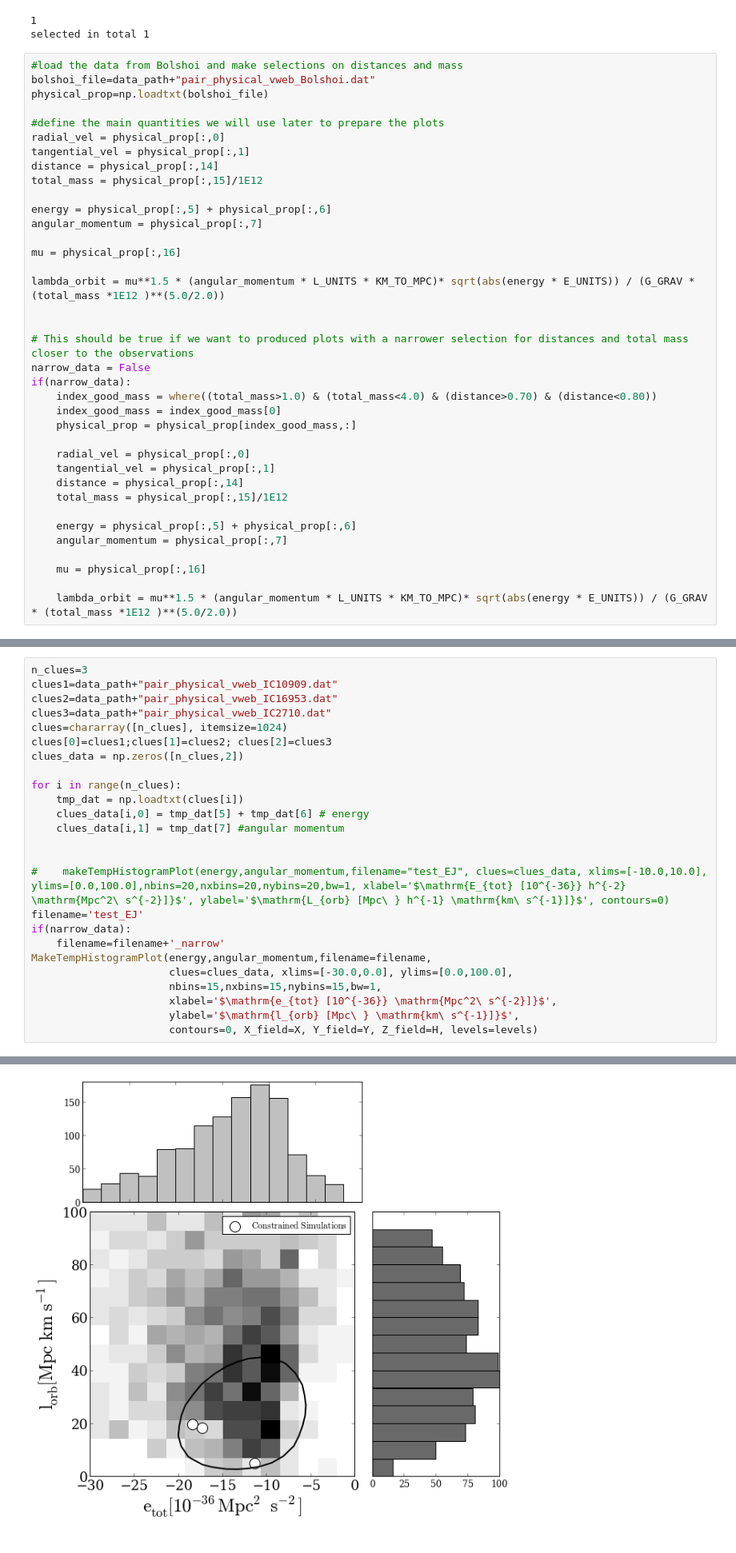
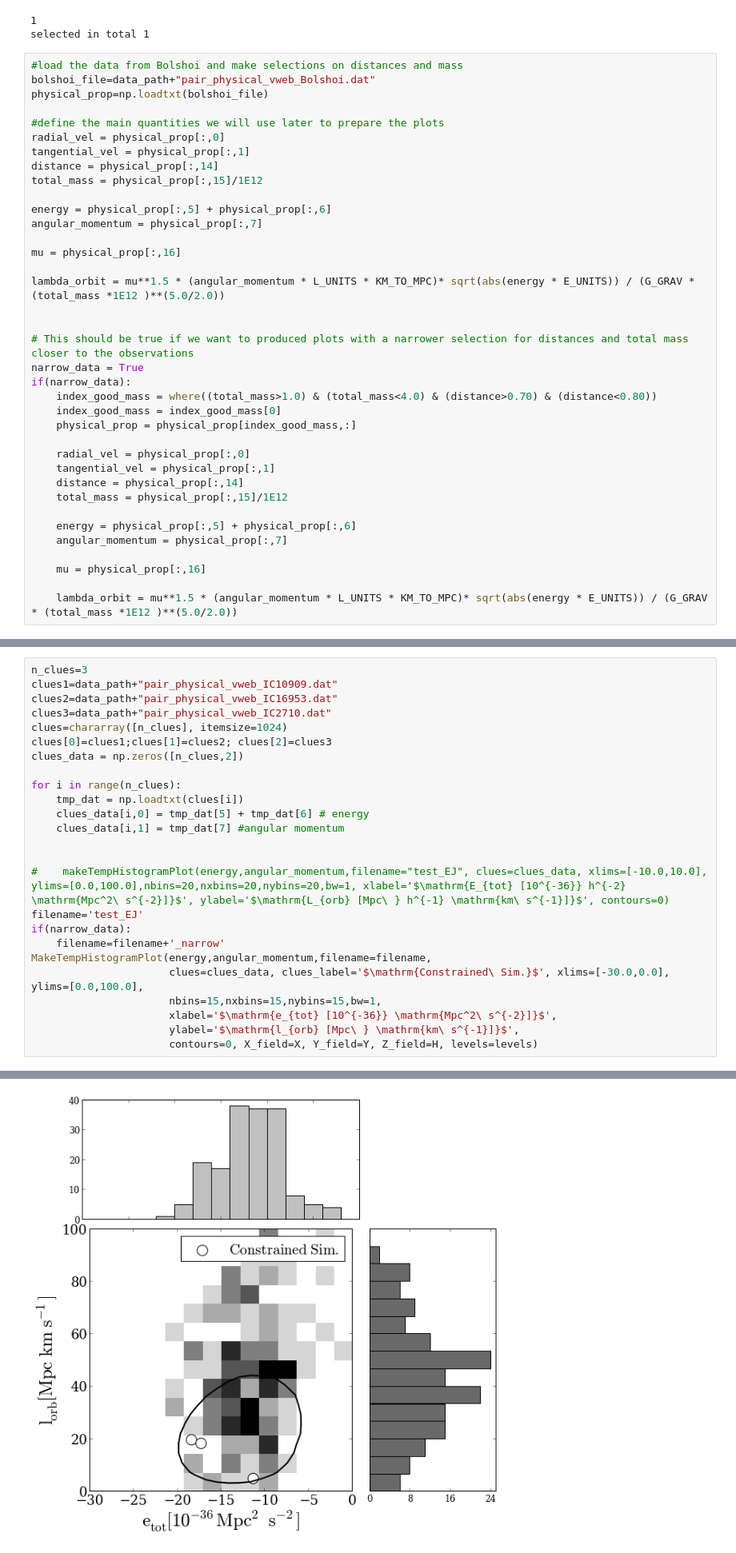
Before and after one commit to astroandes/LG_Kinematics, a Jupyter notebook: code/simulation_JE.ipynb, the cells around one changed output, grey strips where cells are left out. Shown: that part at 80% size. Saved outputs shown, nothing was run; the diff lists cells and outputs as text.

```diff
--- a/code/simulation_JE.ipynb
+++ b/code/simulation_JE.ipynb
@@ -185,7 +185,7 @@ lambda_orbit = mu**1.5 * (angular_momentum * L_UNITS * KM_TO_MPC)* sqrt(abs(ener
 
 
 # This should be true if we want to produced plots with a narrower selection for distances and total mass closer to the observations
-narrow_data = False
+narrow_data = True
 if(narrow_data):
     index_good_mass = where((total_mass>1.0) & (total_mass<4.0) & (distance>0.70) & (distance<0.80))
     index_good_mass = index_good_mass[0]
@@ -316,32 +314,32 @@ number of points around the highest density peak 45
 # %%
 n_clues=3
 clues1=data_path+"pair_physical_vweb_IC10909.dat"
 clues2=data_path+"pair_physical_vweb_IC16953.dat"
 clues3=data_path+"pair_physical_vweb_IC2710.dat"
 clues=chararray([n_clues], itemsize=1024)
 clues[0]=clues1;clues[1]=clues2; clues[2]=clues3
 clues_data = np.zeros([n_clues,2])
 
 for i in range(n_clues):
     tmp_dat = np.loadtxt(clues[i])
     clues_data[i,0] = tmp_dat[5] + tmp_dat[6] # energy
     clues_data[i,1] = tmp_dat[7] #angular momentum
 
 
 #    makeTempHistogramPlot(energy,angular_momentum,filename="test_EJ", clues=clues_data, xlims=[-10.0,10.0], ylims=[0.0,100.0],nbins=20,nxbins=20,nybins=20,bw=1, xlabel='$\mathrm{E_{tot} [10^{-36}} h^{-2} \mathrm{Mpc^2\ s^{-2}]}$', ylabel='$\mathrm{L_{orb} [Mpc\ } h^{-1} \mathrm{km\ s^{-1}]}$', contours=0)
 filename='test_EJ'
 if(narrow_data):
     filename=filename+'_narrow'
 MakeTempHistogramPlot(energy,angular_momentum,filename=filename,
-                      clues=clues_data, xlims=[-30.0,0.0], ylims=[0.0,100.0],
+                      clues=clues_data, clues_label='$\mathrm{Constrained\ Sim.}$', xlims=[-30.0,0.0], ylims=[0.0,100.0],
                       nbins=15,nxbins=15,nybins=15,bw=1,
                       xlabel='$\mathrm{e_{tot} [10^{-36}} \mathrm{Mpc^2\ s^{-2}]}$',
                       ylabel='$\mathrm{l_{orb} [Mpc\ } \mathrm{km\ s^{-1}]}$',
                       contours=0, X_field=X, Y_field=Y, Z_field=H, levels=levels)
 # %% [output]
 HOLA
 0
-[figure, old version]
+[figure, new version]
 # %%
 #make the plot with the 'spin parameter'
 print amin(lambda_orbit), amax(lambda_orbit)
```
Also changed, not shown: parts of 12 cells of this notebook.
